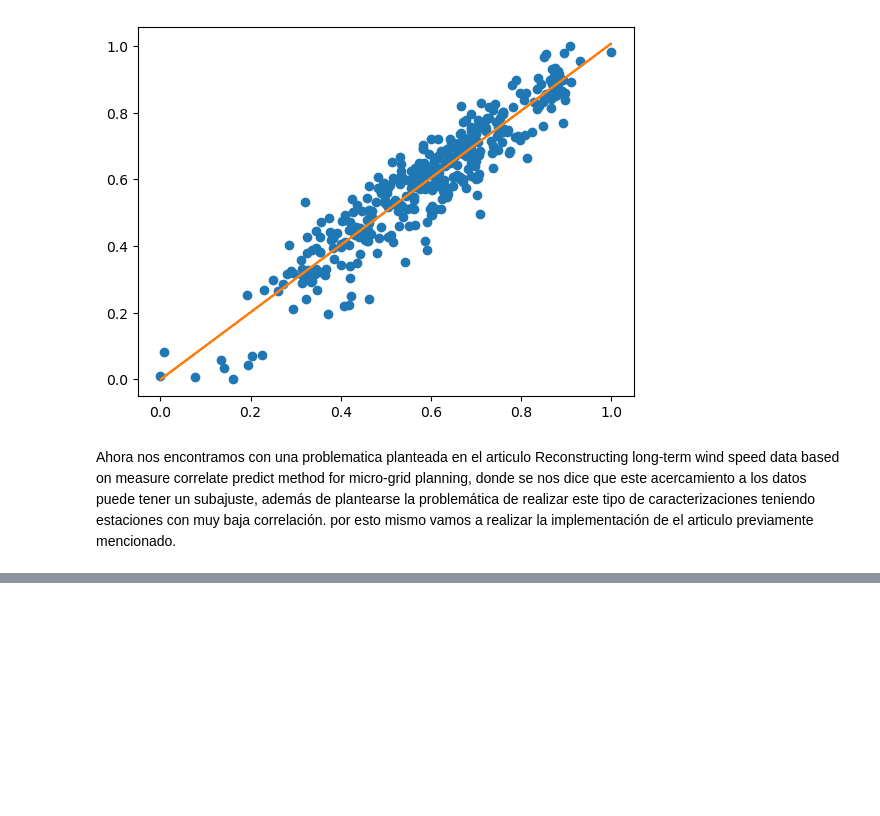
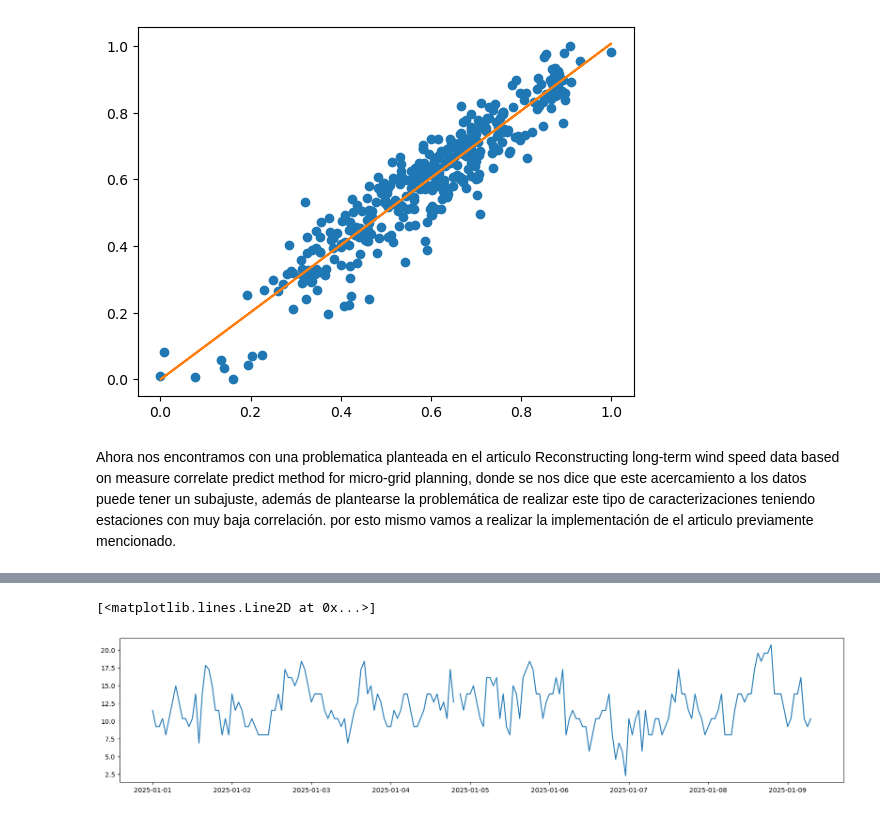
Before and after one commit to smartinezg2018/MCP, a Jupyter notebook: notebook.ipynb, the cells around one changed output, grey strips where cells are left out. Drawn from its saved outputs; the diff is of its cells as text; code cells hidden in the pictures; blank space fills up the shorter version.

```diff
--- a/notebook.ipynb
+++ b/notebook.ipynb
@@ -217,3 +244,7 @@ el plan de accion sería el siguiente:
 
 
 </ol>
+# %%
+df = pd.read_csv('SKVP.csv')
+# %%
+df['valid'] = pd.to_datetime(df['valid'])
@@ -219,0 +267,6 @@ el plan de accion sería el siguiente:
+# %%
+df = df.set_index('valid')
+# %%
+mask = (df['sped']>=df['sped'].quantile(0.01))& (df['sped']<=df['sped'].quantile(0.99))
+df = df[mask]
+df = df['sped'].resample('h').mean()
@@ -219,0 +289,7 @@ el plan de accion sería el siguiente:
+# %%
+
+plt.figure(figsize=(20,4))
+plt.plot(df[:200])
+# %% [output]
+[<matplotlib.lines.Line2D at 0x...>]
+[figure, added]
```
Also changed, not shown: parts of 7 cells of this notebook.
